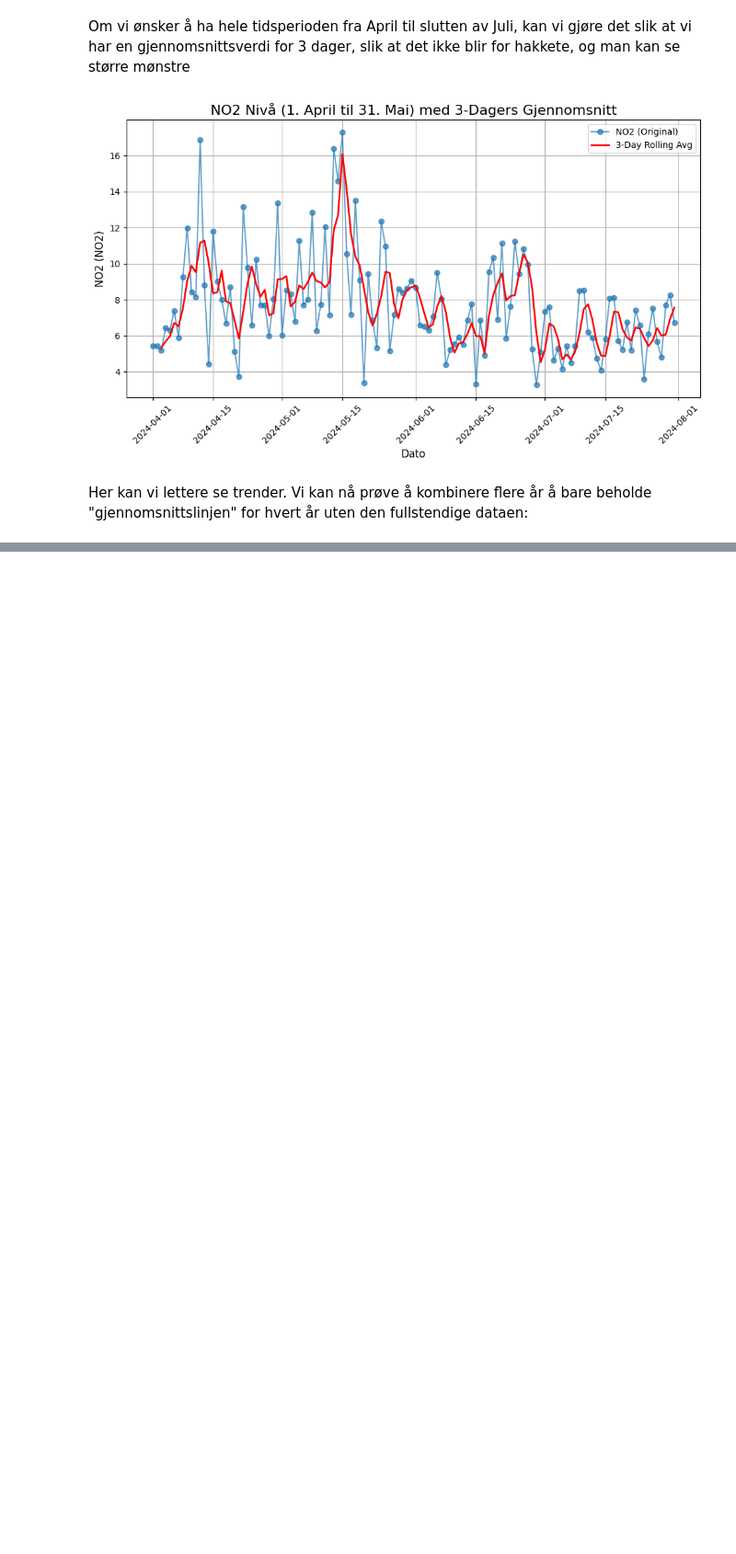
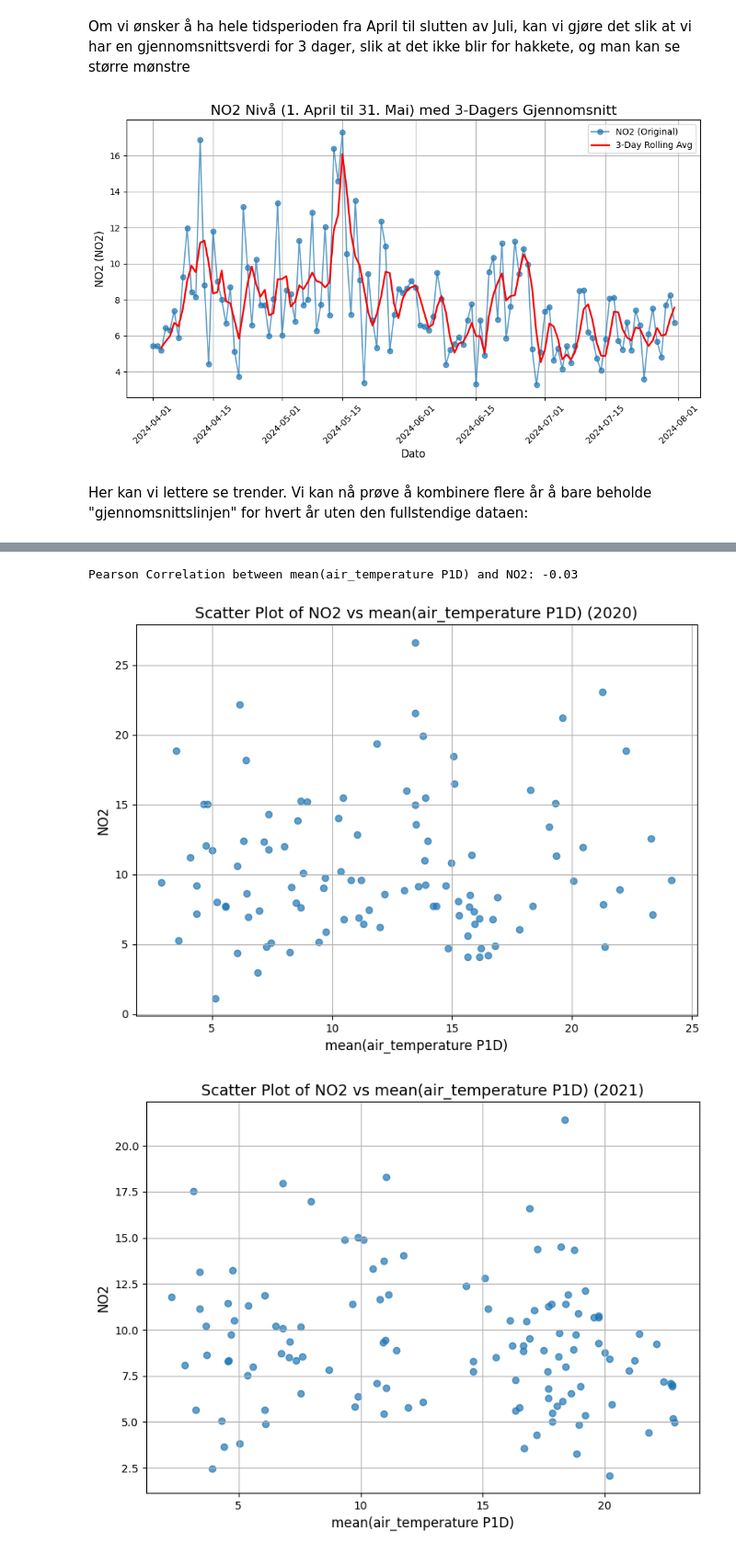
Before and after one commit to andre-hegre/Miljoeanalyse, a Jupyter notebook: proj_environment-main/notebooks/Hegre_branch.ipynb, the cells around one changed output, grey strips where cells are left out. Shown: that part at 92% size. Cells and saved outputs as stored; diff of their text form; code cells hidden in the pictures; blank space fills up the shorter version.

```diff
--- a/proj_environment-main/notebooks/Hegre_branch.ipynb
+++ b/proj_environment-main/notebooks/Hegre_branch.ipynb
@@ -140,0 +139,40 @@ plt.show()
+# %%
+import pandas as pd
+import matplotlib.pyplot as plt
+
+# Henter data
+df1 = pd.read_json('../data/df1_data.json')
+df2 = pd.read_json('../data/df2_data.json')
+
+# Konverterer dato til riktig format
+df1['date'] = pd.to_datetime(df1['date'], unit='ms')
+df2['referenceTime'] = pd.to_datetime(df2['referenceTime'], unit='ms')
+
+# Merger datasets
+merged_df = pd.merge(df1, df2, left_on='date', right_on='referenceTime')
+
+# Henter år for gruppering
+merged_df['year'] = merged_df['date'].dt.year
+
+# Variabler
+x_variable = 'mean(air_temperature P1D)'  # Fra df2_data.json
+y_variable = 'NO2'  # Fra df1_data.json
+
+# correlation coefficient
+correlation = merged_df[x_variable].corr(merged_df[y_variable])
+print(f"Pearson Correlation between {x_variable} and {y_variable}: {correlation:.2f}")
+
+# Plotter
+for year, group in merged_df.groupby('year'):
+    plt.figure(figsize=(8, 6))
+    plt.scatter(group[x_variable], group[y_variable], alpha=0.7)
+    plt.title(f'Scatter Plot of {y_variable} vs {x_variable} ({year})', fontsize=14)
+    plt.xlabel(x_variable, fontsize=12)
+    plt.ylabel(y_variable, fontsize=12)
+    plt.grid(True)
+    plt.tight_layout()
+    plt.show()
+# %% [output]
+Pearson Correlation between mean(air_temperature P1D) and NO2: -0.03
+[figure, added]
+[figure, added]
```
Also changed, not shown: parts of 3 cells of this notebook, 3 other files.
